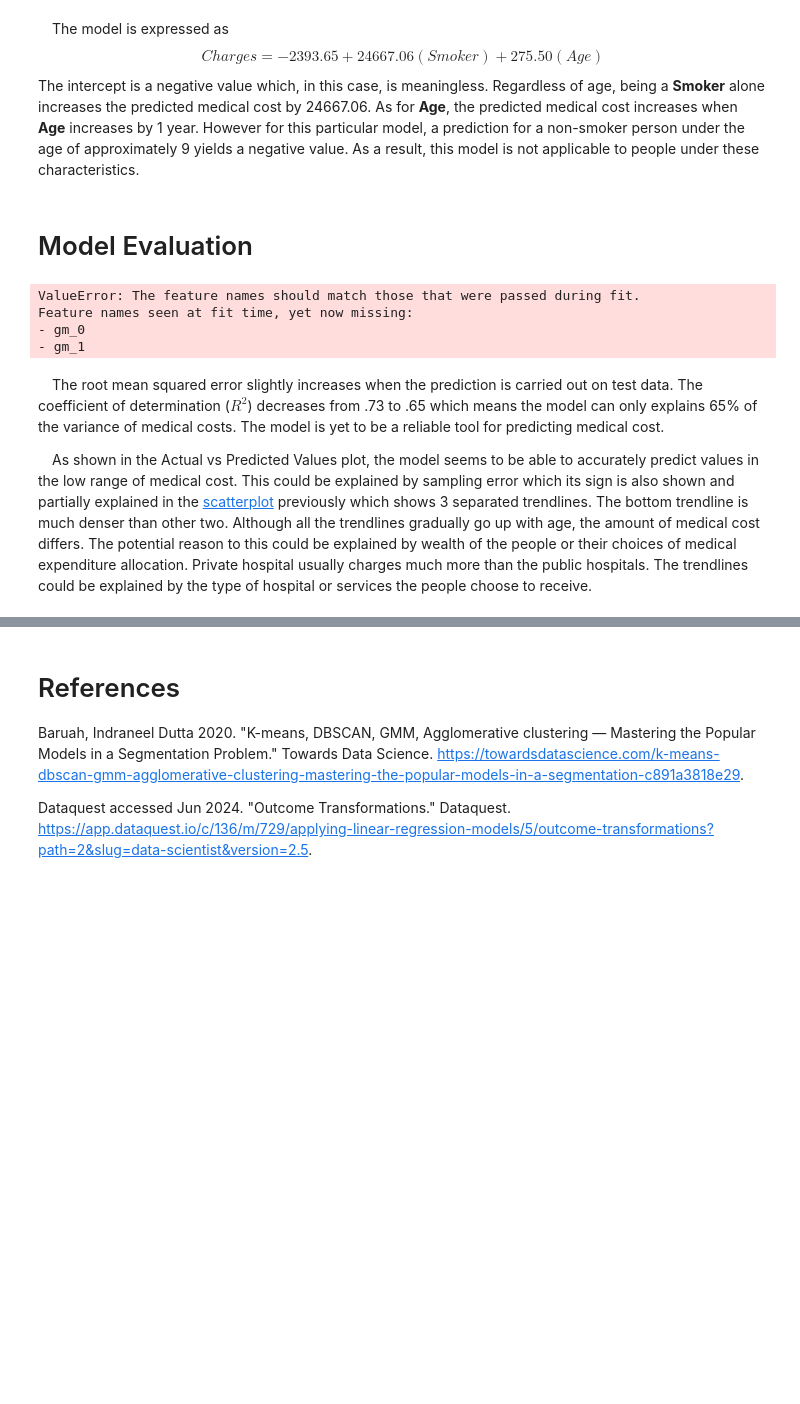
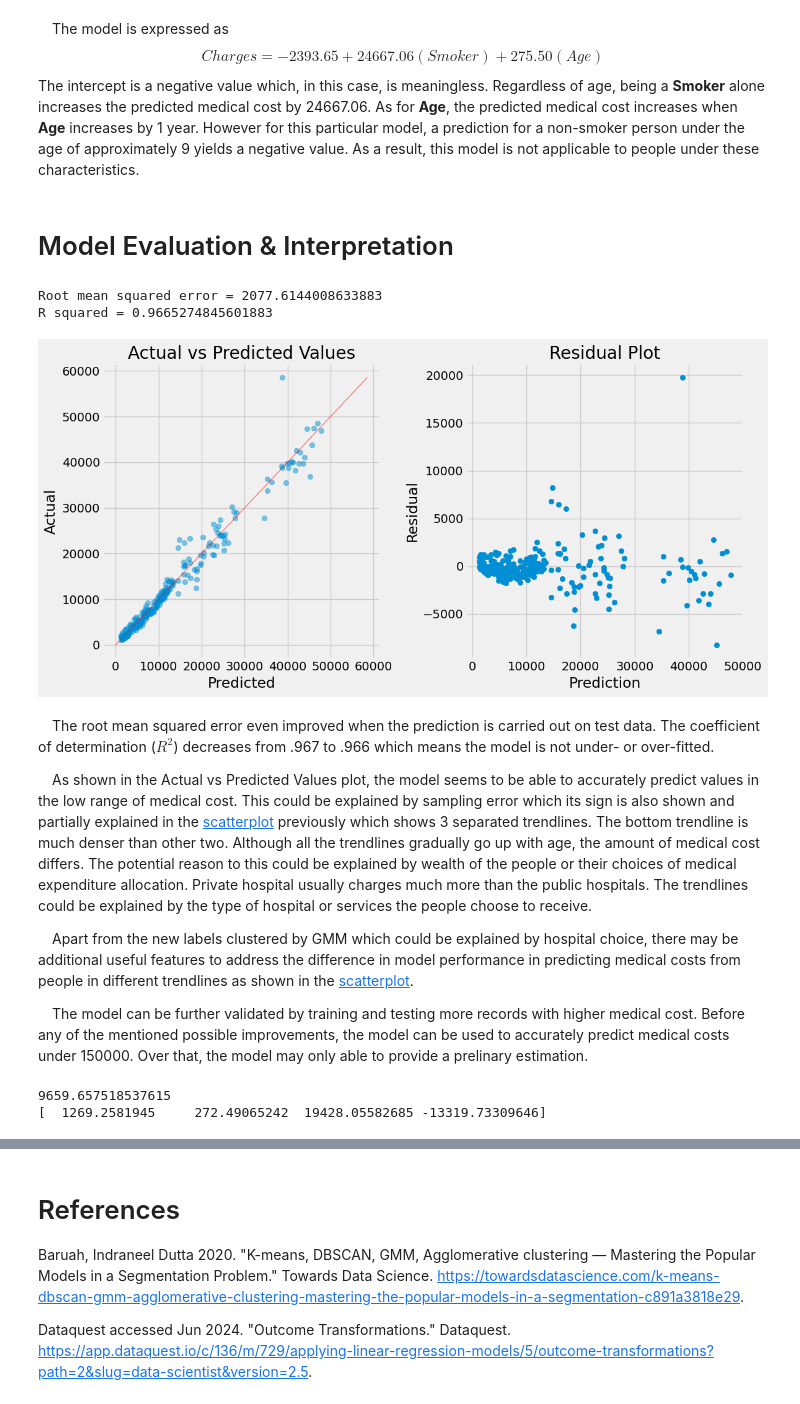
Before and after one commit to moscmh/medicalcost, a Jupyter notebook: medicalcost.ipynb, the cells around one changed output, grey strips where cells are left out. Drawn from its saved outputs; the diff is of its cells as text; code cells hidden in the pictures; blank space fills up the shorter version.

Commit message:
Evaluation finished. Checking feature BMI as predictor as well.

```diff
--- a/medicalcost.ipynb
+++ b/medicalcost.ipynb
@@ -175,7 +159,7 @@ array([-1,  0])
 # %%
 # Gaussian Mixture Modelling
 gm = GaussianMixture(n_components=3)
-clusters_gm = gm.fit_predict(df_dummies[['age_sqrt','charges']])
+clusters_gm = gm.fit_predict(df_dummies[['age','charges']])
 np.unique(clusters_gm)
 # %% [output]
 array([0, 1, 2])
@@ -204,7 +188,7 @@ plt.show()
 &emsp;DBSCAN, in this case, was only able to separate the scattered outliers from the three main trendlines. On the other hand, the GMM algorithm managed to label the data points from the trendlines into 3 clusters. Thus, the labels from GMM will be used for model training. Before training, the labels are conveted into dummy variables due to their nominal characteristic.
 # %%
 df_dummies.drop(columns=['db'], inplace=True)
-df_dummies = pd.get_dummies(df_dummies, columns=['gm'], dtype=int)
+df_dummies = pd.get_dummies(df_dummies, columns=['gm'], drop_first=True, dtype=int)
 df_dummies.head(2)
 # %% [output]
 |  | age | bmi | children | sex_female | sex_male | smoker_no | smoker_yes | region_northeast | ... |
@@ -214,15 +198,15 @@ df_dummies.head(2)
 # Model Training<a id='train'></a>
 # %%
 # Predictors and response variable
-X = df_dummies.drop(columns='charges')
+X = df_dummies.drop(columns=['charges'])
 y = df_dummies['charges']
 # Training and testing set
 X_train, X_test, y_train, y_test = train_test_split(X, y, test_size=.2, random_state=4)
 # %%
 # Fitting training data
 lm = LinearRegression()
-lm.fit(X_train[['smoker_yes','age','gm_0','gm_1','gm_2']], y_train)
-train_pred = lm.predict(X_train[['smoker_yes','age','gm_0', 'gm_1', 'gm_2']])
+lm.fit(X_train[['smoker_yes','age','gm_1','gm_2']], y_train)
+train_pred = lm.predict(X_train[['smoker_yes','age','gm_1','gm_2']])
 print('Intercept =', lm.intercept_)
 print('Coefficient =', lm.coef_)
 print('Root mean squared error =', mean_squared_error(y_train, train_pred, squared=False))
@@ -256,24 +239,45 @@ Charges = -2393.65 + 24667.06(Smoker) + 275.50(Age)
 $$
 The intercept is a negative value which, in this case, is meaningless. Regardless of age, being a **Smoker** alone increases the predicted medical cost by 24667.06. As for **Age**, the predicted medical cost increases when **Age** increases by 1 year. However for this particular model, a prediction for a non-smoker person under the age of approximately 9 yields a negative value. As a result, this model is not applicable to people under these characteristics.
 # %% [markdown]
-# Model Evaluation<a id='evaluate'></a>
+# Model Evaluation & Interpretation<a id='eval-interpret'></a>
 # %%
 # Evaluate with test data
-test_pred = lm.predict(X_test[['smoker_yes','age']])
+test_pred = lm.predict(X_test[['smoker_yes','age','gm_1','gm_2']])
 print('Root mean squared error =', mean_squared_error(y_test, test_pred, squared=False))
 print('R squared =', r2_score(y_test, test_pred))
-plt.scatter(test_pred, y_test, alpha=.5)
-plt.plot([0,y_test.max()],[0,y_test.max()], lw=1, color='red', alpha=.5)
-plt.ylabel("Actual")
-plt.xlabel("Predicted")
-plt.title("Actual vs Predicted Values")
+
+# Visualize accuracy and residuals
+fig, axes = plt.subplots(1,2, figsize=(12,6))
+axes[0].scatter(test_pred, y_test, alpha=.5)
+axes[0].plot([0,y_test.max()],[0,y_test.max()], lw=1, color='red', alpha=.5)
+axes[0].set_ylabel("Actual")
+axes[0].set_xlabel("Predicted")
+axes[0].set_title("Actual vs Predicted Values")
+
+residuals = y_test - test_pred
+axes[1].scatter(test_pred, residuals)
+axes[1].set_xlabel("Prediction")
+axes[1].set_ylabel("Residual")
+axes[1].set_title("Residual Plot")
+
+fig.tight_layout()
 plt.show()
 # %% [output]
-ValueError: The feature names should match those that were passed during fit.
-Feature names seen at fit time, yet now missing:
-- gm_0
-- gm_1
+Root mean squared error = 2077.6144008633883
+R squared = 0.9665274845601883
+[figure, added]
 # %% [markdown]
-&emsp;The root mean squared error slightly increases when the prediction is carried out on test data. The coefficient of determination ($R^2$) decreases from .73 to .65 which means the model can only explains 65% of the variance of medical costs. The model is yet to be a reliable tool for predicting medical cost.
+&emsp;The root mean squared error even improved when the prediction is carried out on test data. The coefficient of determination ($R^2$) decreases from .967 to .966 which means the model is not under- or over-fitted.
 
 &emsp;As shown in the Actual vs Predicted Values plot, the model seems to be able to accurately predict values in the low range of medical cost. This could be explained by sampling error which its sign is also shown and partially explained in the [scatterplot](#charges-age) previously which shows 3 separated trendlines. The bottom trendline is much denser than other two. Although all the trendlines gradually go up with age, the amount of medical cost differs. The potential reason to this could be explained by wealth of the people or their choices of medical expenditure allocation. Private hospital usually charges much more than the public hospitals. The trendlines could be explained by the type of hospital or services the people choose to receive.
+
+&emsp;Apart from the new labels clustered by GMM which could be explained by hospital choice, there may be additional useful features to address the difference in model performance in predicting medical costs from people in different trendlines as shown in the [scatterplot](#charges-age).
+
+&emsp;The model can be further validated by training and testing more records with higher medical cost. Before any of the mentioned possible improvements, the model can be used to accurately predict medical costs under 150000. Over that, the model may only able to provide a prelinary estimation.
+# %%
+# Intercept & coefficients
+print(lm.intercept_)
+print(lm.coef_)
+# %% [output]
+9659.657518537615
+[  1269.2581945     272.49065242  19428.05582685 -13319.73309646]
```
Also changed, not shown: parts of 16 cells of this notebook.
